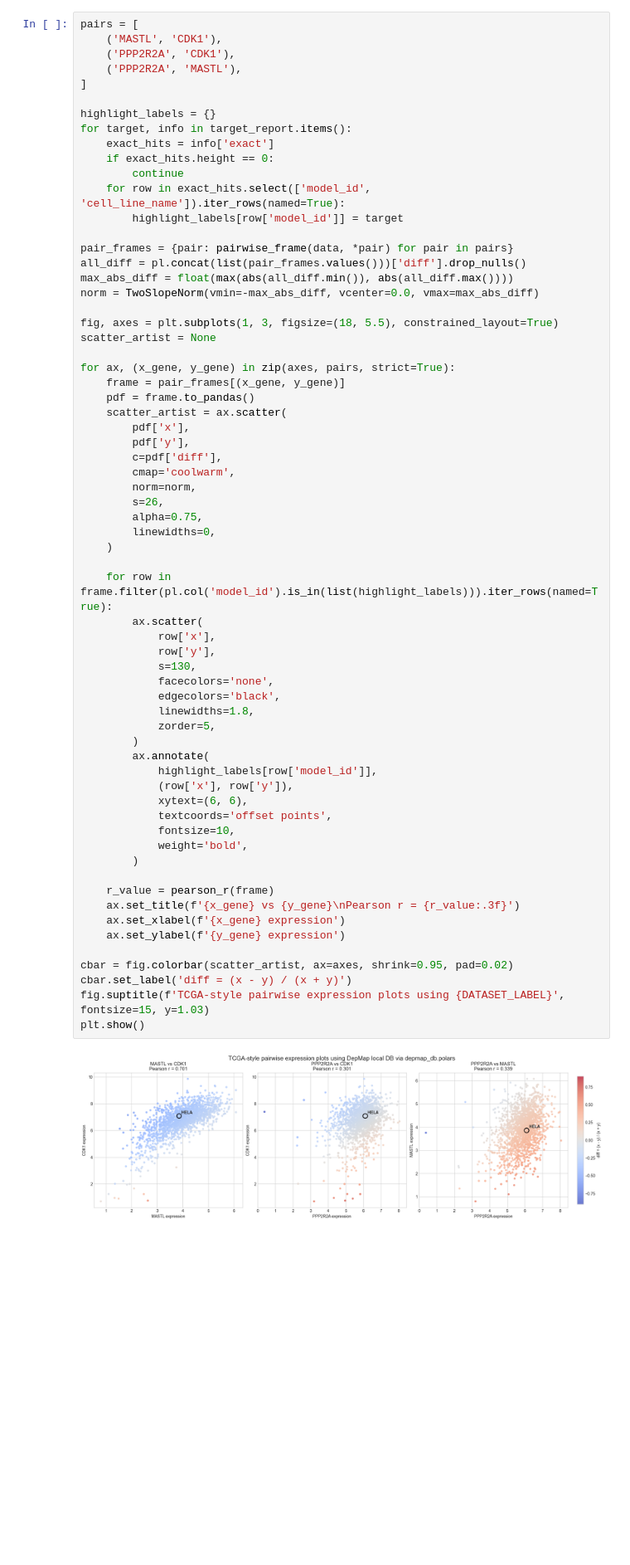
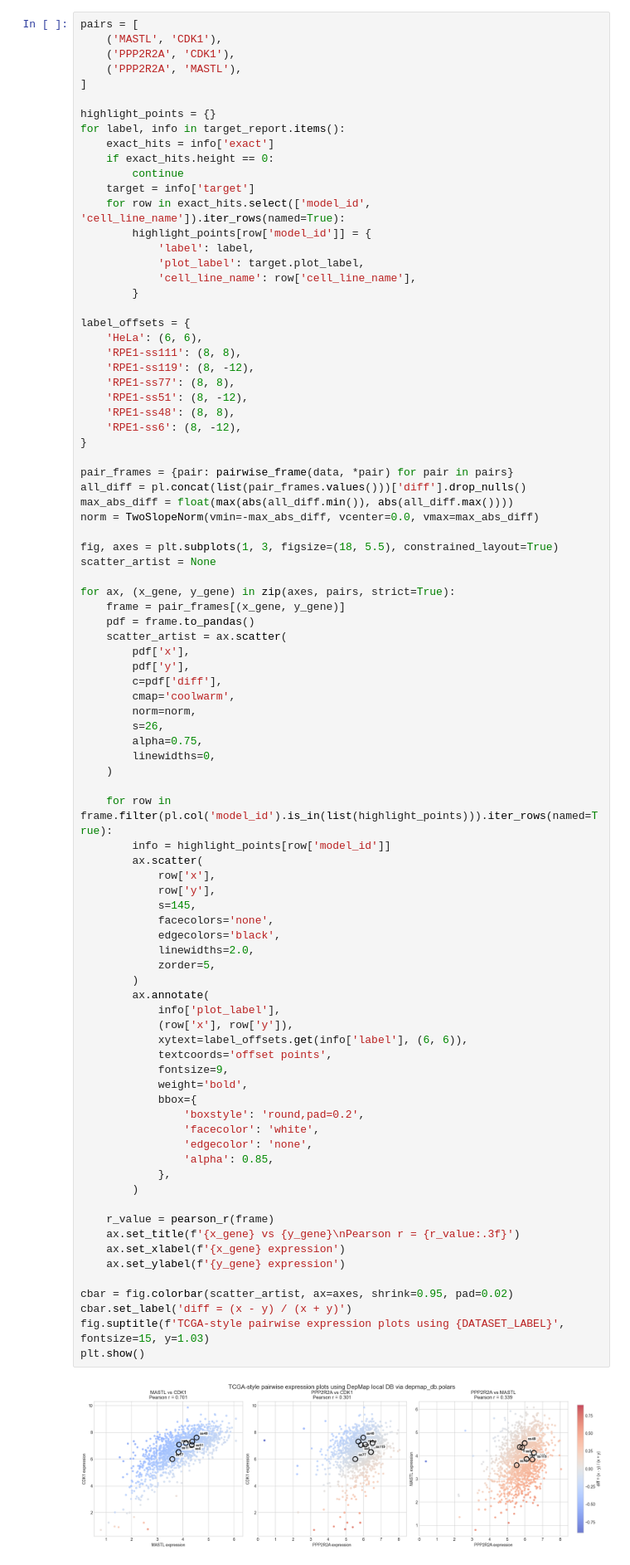
Before and after one commit to HocheggerLab/depmap-db, a Jupyter notebook: src/depmap_db/notebooks/depmap_pairwise_expression_tcga_style.ipynb, the cells around one changed output. Shown at 83% size. Drawn from its saved outputs; the diff is of its cells as text; blank space fills up the shorter version.

Commit message:
feat: highlight engineered RPE1 clones in expression notebook

```diff
--- a/src/depmap_db/notebooks/depmap_pairwise_expression_tcga_style.ipynb
+++ b/src/depmap_db/notebooks/depmap_pairwise_expression_tcga_style.ipynb
@@ -108,13 +143,28 @@ pairs = [
     ('PPP2R2A', 'MASTL'),
 ]
 
-highlight_labels = {}
-for target, info in target_report.items():
+highlight_points = {}
+for label, info in target_report.items():
     exact_hits = info['exact']
     if exact_hits.height == 0:
         continue
+    target = info['target']
     for row in exact_hits.select(['model_id', 'cell_line_name']).iter_rows(named=True):
-        highlight_labels[row['model_id']] = target
+        highlight_points[row['model_id']] = {
+            'label': label,
+            'plot_label': target.plot_label,
+            'cell_line_name': row['cell_line_name'],
+        }
+
+label_offsets = {
+    'HeLa': (6, 6),
+    'RPE1-ss111': (8, 8),
+    'RPE1-ss119': (8, -12),
+    'RPE1-ss77': (8, 8),
+    'RPE1-ss51': (8, -12),
+    'RPE1-ss48': (8, 8),
+    'RPE1-ss6': (8, -12),
+}
 
 pair_frames = {pair: pairwise_frame(data, *pair) for pair in pairs}
 all_diff = pl.concat(list(pair_frames.values()))['diff'].drop_nulls()
@@ -134,40 +184,47 @@ for ax, (x_gene, y_gene) in zip(axes, pairs, strict=True):
         cmap='coolwarm',
         norm=norm,
         s=26,
         alpha=0.75,
         linewidths=0,
     )
 
-    for row in frame.filter(pl.col('model_id').is_in(list(highlight_labels))).iter_rows(named=True):
+    for row in frame.filter(pl.col('model_id').is_in(list(highlight_points))).iter_rows(named=True):
+        info = highlight_points[row['model_id']]
         ax.scatter(
             row['x'],
             row['y'],
-            s=130,
+            s=145,
             facecolors='none',
             edgecolors='black',
-            linewidths=1.8,
+            linewidths=2.0,
             zorder=5,
         )
         ax.annotate(
-            highlight_labels[row['model_id']],
+            info['plot_label'],
             (row['x'], row['y']),
-            xytext=(6, 6),
+            xytext=label_offsets.get(info['label'], (6, 6)),
             textcoords='offset points',
-            fontsize=10,
+            fontsize=9,
             weight='bold',
+            bbox={
+                'boxstyle': 'round,pad=0.2',
+                'facecolor': 'white',
+                'edgecolor': 'none',
+                'alpha': 0.85,
+            },
         )
 
     r_value = pearson_r(frame)
     ax.set_title(f'{x_gene} vs {y_gene}\nPearson r = {r_value:.3f}')
     ax.set_xlabel(f'{x_gene} expression')
     ax.set_ylabel(f'{y_gene} expression')
 
 cbar = fig.colorbar(scatter_artist, ax=axes, shrink=0.95, pad=0.02)
 cbar.set_label('diff = (x - y) / (x + y)')
 fig.suptitle(f'TCGA-style pairwise expression plots using {DATASET_LABEL}', fontsize=15, y=1.03)
 plt.show()
 # %% [output]
-[figure, old version]
+[figure, new version]
 # %% [markdown]
 ## Highlighted-model summary table
 
```
Also changed, not shown: parts of 7 cells of this notebook, 1 other file.
